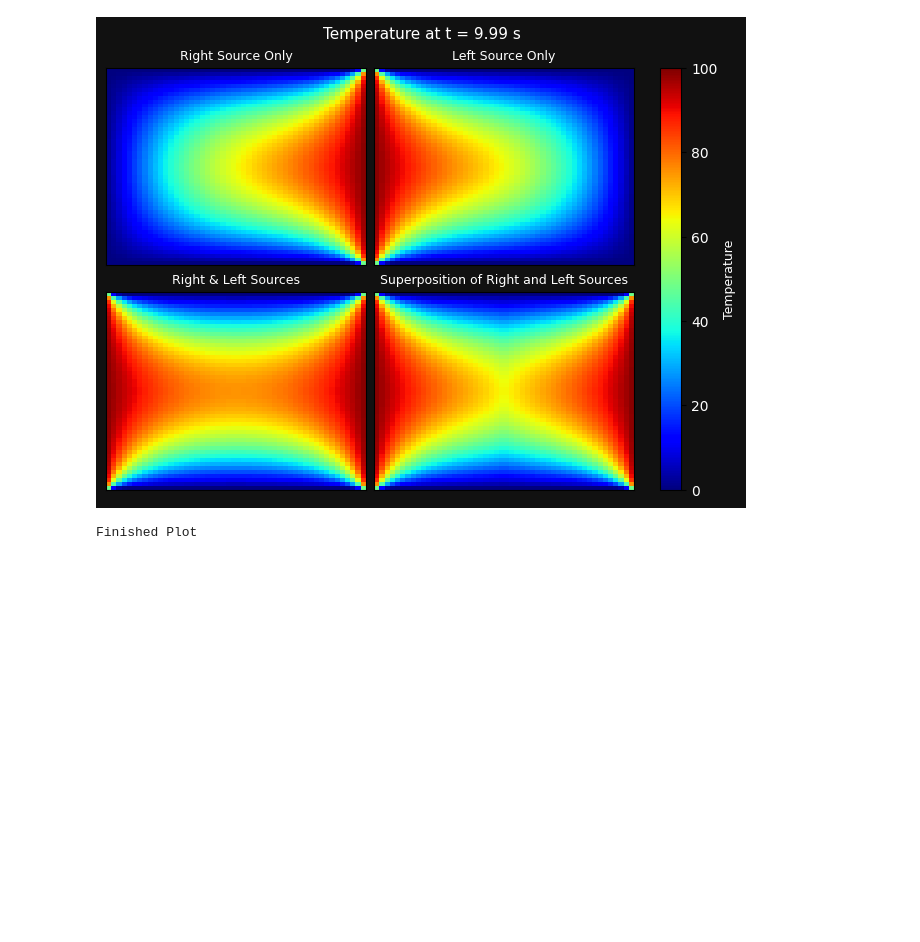
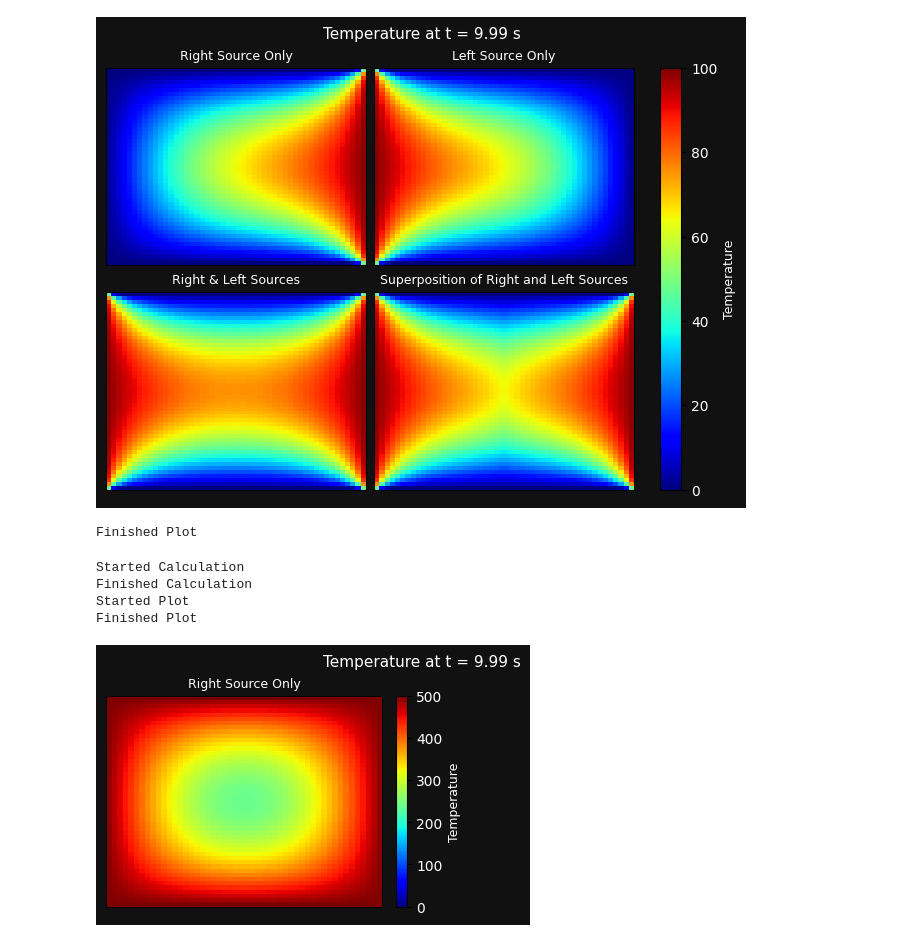
Before and after one commit to Igben-Nehemiah/py-cfd, a Jupyter notebook: heat_diffusion_in_2d/main.ipynb, the cells around one changed output. Saved outputs shown, nothing was run; the diff lists cells and outputs as text; code cells hidden in the pictures; blank space fills up the shorter version.

```diff
--- a/heat_diffusion_in_2d/main.ipynb
+++ b/heat_diffusion_in_2d/main.ipynb
@@ -199,0 +294,14 @@ Finished Plot
+# %%
+print('Started Calculation')
+p1, = calculate()
+print('Finished Calculation')
+
+print('Started Plot')
+plot_temperature_evolution([p1,], p1.shape[0], True)
+print('Finished Plot')
+# %% [output]
+Started Calculation
+Finished Calculation
+Started Plot
+Finished Plot
+[figure, added]
```
Also changed, not shown: parts of 1 cell of this notebook, 1 other file.
